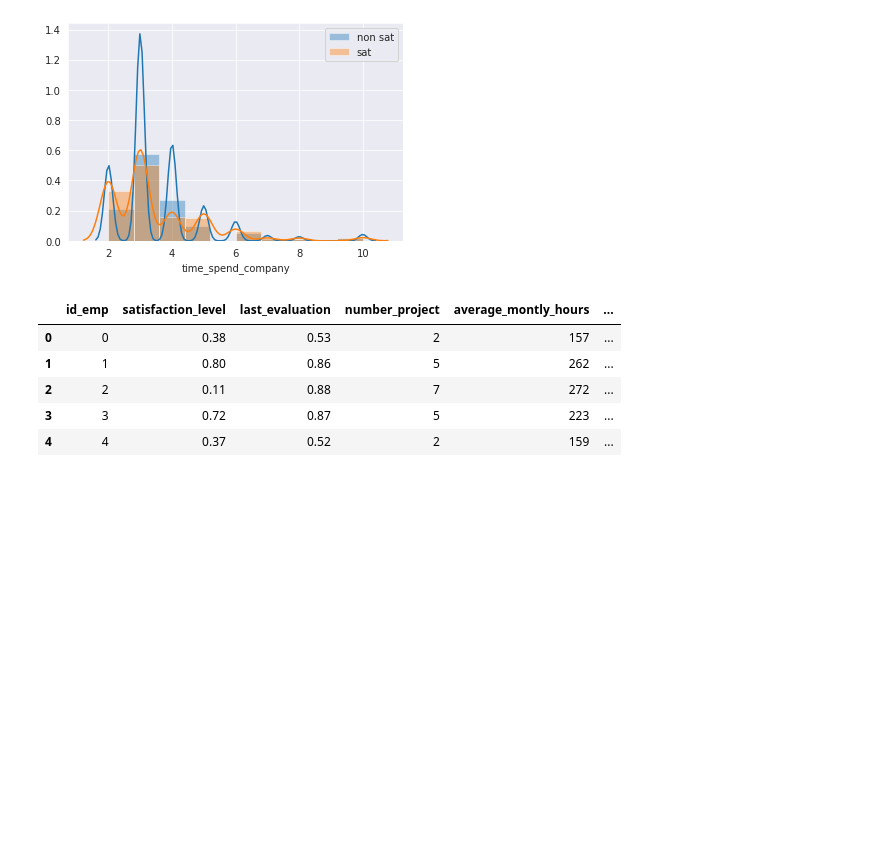
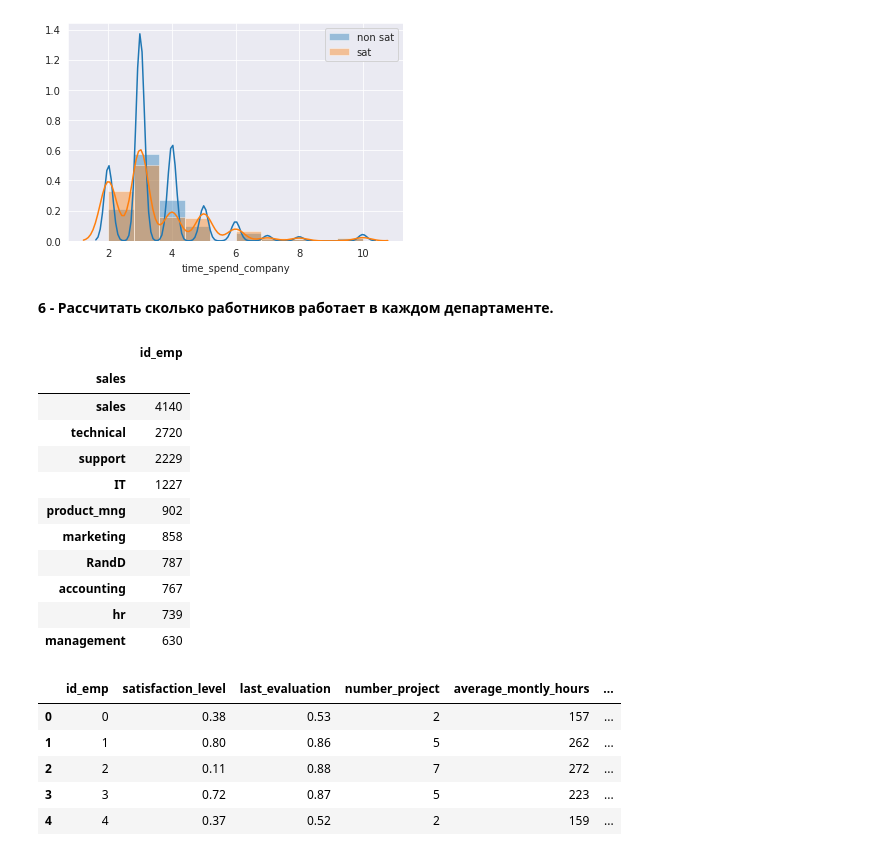
Before and after one commit to Geringer13/Netology_pyda, a Jupyter notebook: Diploma_work.ipynb, the cells around one changed output. Cells and saved outputs as stored; diff of their text form; code cells hidden in the pictures; blank space fills up the shorter version.

```diff
--- a/Diploma_work.ipynb
+++ b/Diploma_work.ipynb
@@ -411,6 +411,24 @@ plt.legend(['non sat', 'sat'])
 plt.show()
 # %% [output]
 [figure]
+# %% [markdown]
+**6 - Рассчитать сколько работников работает в каждом департаменте.**
+# %%
+emp_count = data.groupby(data['sales']).count()
+emp_count.filter(items=['id_emp']).sort_values('id_emp', ascending=False)
+# %% [output]
+|  | id_emp |
+| sales |  |
+| sales | 4140 |
+| technical | 2720 |
+| support | 2229 |
+| IT | 1227 |
+| product_mng | 902 |
+| marketing | 858 |
+| RandD | 787 |
+| accounting | 767 |
+| hr | 739 |
+| management | 630 |
 # %%
 data.head()
 # %% [output]
```
